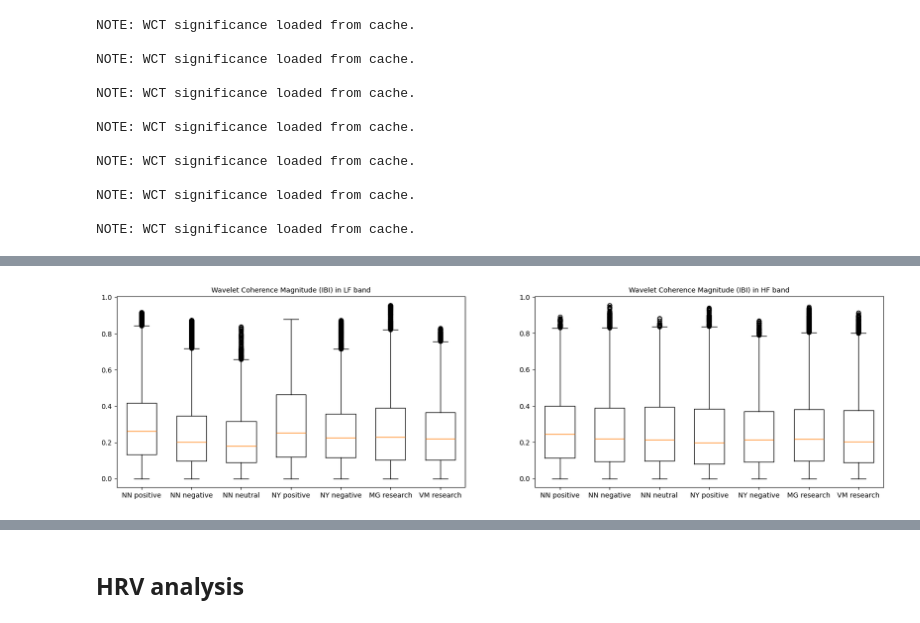
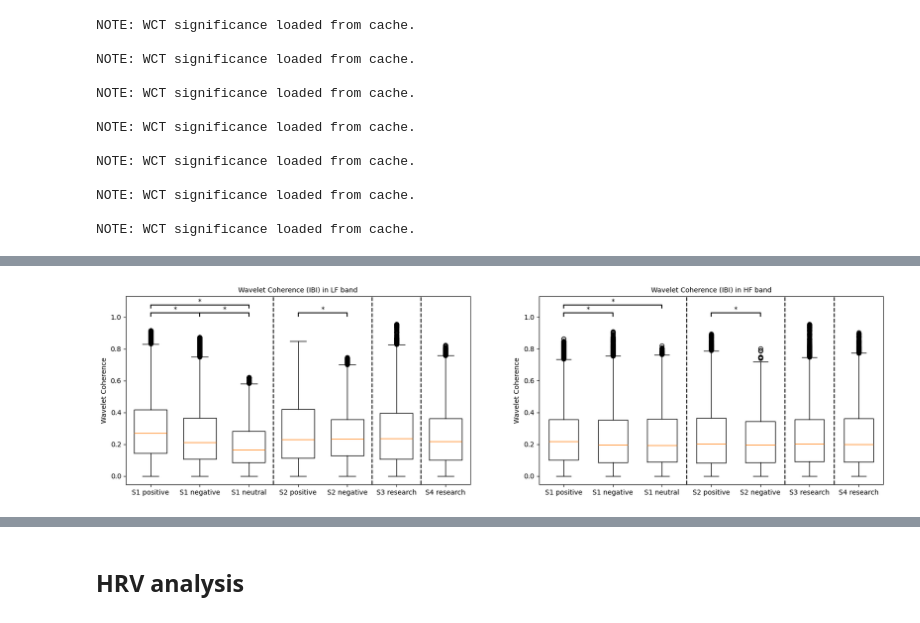
Before and after one commit to ynwtnb/linkage_analysis_pilot, a Jupyter notebook: script/wavelet_analysis.ipynb, the cells around one changed output, grey strips where cells are left out. Cells and saved outputs as stored; diff of their text form; code cells hidden in the pictures.

```diff
--- a/script/wavelet_analysis.ipynb
+++ b/script/wavelet_analysis.ipynb
@@ -407,6 +404,7 @@ NOTE: WCT significance loaded from cache.
 # %%
 wct_surrogate_flattened = [wct.flatten() for wct in wct_surrogate]
 wct_surrogate_concatenated = np.concatenate(wct_surrogate_flattened)
+wct_surrogate_concatenated = wct_surrogate_concatenated[~np.isnan(wct_surrogate_concatenated)]
 percentile_95_ibi = np.percentile(wct_surrogate_concatenated, 95)
 print("95th percentile:", percentile_95_ibi)
 plt.hist(wct_surrogate_concatenated, bins=100)
@@ -570,19 +845,0 @@ KruskalResult(statistic=66.37239079189021, pvalue=3.867394401289835e-15)
-# %%
-session = 'NY'
-fig, axes = plt.subplots(ncols=2, nrows=1, figsize=(8, 5))
-lf_wct_list = []
-hf_wct_list = []
-for condition in conditions_NY_ecg:
-    period = 1 / wct_results_ibi[session][condition]['freq']
-    lf_freq = np.where((period >= 6) & (period <=25))
-    hf_freq = np.where((period >= 2) & (period < 6))
-    lf_wct = wct_results_ibi[session][condition]['wct'][lf_freq[0], :]
-    hf_wct = wct_results_ibi[session][condition]['wct'][hf_freq[0], :]
-    lf_wct_list.append(lf_wct)
-    hf_wct_list.append(hf_wct)
-    axes[0].boxplot(lf_wct.flatten(), positions=[conditions_full.index(condition)], widths=0.6)
-    axes[1].boxplot(hf_wct.flatten(), positions=[conditions_full.index(condition)], widths=0.6)
-for ax in axes:
-    ax.set_xticklabels(conditions_NY_ecg)
-axes[0].set_title('Wavelet Coherence Magnitude (IBI) in LF band', fontsize=10)
-axes[1].set_title('Wavelet Coherence Magnitude (IBI) in HF band', fontsize=10)
@@ -600,26 +874,69 @@ MannwhitneyuResult(statistic=198091.0, pvalue=0.08018775214732916)
 # %%
+lf_wct_list = []
+hf_wct_list = []
 pos = 0
 fig, axes = plt.subplots(ncols=2, nrows=1, figsize=(20, 5))
 ticklabels = []
 for session in sessions:
     if session == 'NN':
         conditions = conditions_full
+        study = 'S1'
     elif session == 'NY':
         conditions = conditions_NY_ecg
+        study = 'S2'
     else:
         conditions = conditions_VM_MG
+        if session == 'MG':
+            study = 'S3'
+        else:
+            study = 'S4'
     for condition in conditions:
         period = 1 / wct_results_ibi[session][condition]['freq']
-        lf_freq = np.where((period >= 6) & (period <=25))
-        hf_freq = np.where((period >= 2) & (period < 6))
-        lf_wct = wct_results_ibi[session][condition]['wct'][lf_freq[0], :]
-        hf_wct = wct_results_ibi[session][condition]['wct'][hf_freq[0], :]
-        axes[0].boxplot(lf_wct.flatten(), positions = [pos], widths=0.6)
-        axes[1].boxplot(hf_wct.flatten(), positions = [pos], widths=0.6)
-        ticklabels.append(f'{session} {condition}')
+        lf_period = np.where((period >= 1/0.15) & (period <=1/0.045))
+        hf_period = np.where((period >= 1/0.4) & (period < 1/0.15))
+        lf_wct = wct_results_ibi[session][condition]['wct'][lf_period[0], :]
+        hf_wct = wct_results_ibi[session][condition]['wct'][hf_period[0], :]
+        coi = wct_results_ibi[session][condition]['coi']
+        for t in range(lf_wct.shape[1]):
+            lf_mask = lf_period > coi[t]
+            lf_wct[lf_mask[0], t] = np.nan
+            hf_mask = hf_period > coi[t]
+            hf_wct[hf_mask[0], t] = np.nan
+        lf_wct_list.append(lf_wct)
+        hf_wct_list.append(hf_wct)
+        lf_wct_flatten = lf_wct.flatten()
+        hf_wct_flatten = hf_wct.flatten()
+        axes[0].boxplot(lf_wct_flatten[~np.isnan(lf_wct_flatten)], positions=[pos], widths=0.1/0.15)
+        axes[1].boxplot(hf_wct_flatten[~np.isnan(hf_wct_flatten)], positions=[pos], widths=0.6)
+        ticklabels.append(f'{study} {condition}')
         pos += 1
+
+# Annotate LF plot
+y_max = max([np.nanmax(lf) for lf in lf_wct_list])
+annotate_boxplot(axes[0], 0, 1, y_max+0.05, 0.02, 'k')
+annotate_boxplot(axes[0], 1, 2, y_max+0.05, 0.02, 'k')
+annotate_boxplot(axes[0], 0, 2, y_max+0.1, 0.02, 'k')
+annotate_boxplot(axes[0], 3, 4, y_max+0.05, 0.02, 'k')
+
+# Annotate HF plot
+y_max = max([np.nanmax(hf) for hf in hf_wct_list])
+annotate_boxplot(axes[1], 0, 1, y_max+0.05, 0.02, 'k')
+# annotate_boxplot(axes[1], 1, 2, y_max+0.05, 0.02, 'k')
+annotate_boxplot(axes[1], 0, 2, y_max+0.1, 0.02, 'k')
+annotate_boxplot(axes[1], 3, 4, y_max+0.05, 0.02, 'k')
+
 for ax in axes:
     ax.set_xticklabels(ticklabels)
-axes[0].set_title('Wavelet Coherence Magnitude (IBI) in LF band', fontsize=10)
-axes[1].set_title('Wavelet Coherence Magnitude (IBI) in HF band', fontsize=10)
+axes[0].set_title('Wavelet Coherence (IBI) in LF band', fontsize=10)
+axes[1].set_title('Wavelet Coherence (IBI) in HF band', fontsize=10)
+
+axes[0].axvline(x=2.5, color='black', linestyle='--')
+axes[0].axvline(x=4.5, color='black', linestyle='--')
+axes[0].axvline(x=5.5, color='black', linestyle='--')
+axes[1].axvline(x=2.5, color='black', linestyle='--')
+axes[1].axvline(x=4.5, color='black', linestyle='--')
+axes[1].axvline(x=5.5, color='black', linestyle='--')
+
+axes[0].set_ylabel('Wavelet Coherence')
+axes[1].set_ylabel('Wavelet Coherence')
 # %% [output]
@@ -627 +944 @@ Text(0.5, 1.0, 'Wavelet Coherence Magnitude (IBI) in HF band')
-[figure, old version]
+[figure, new version]
```
Also changed, not shown: parts of 204 cells of this notebook, 27 other files.
